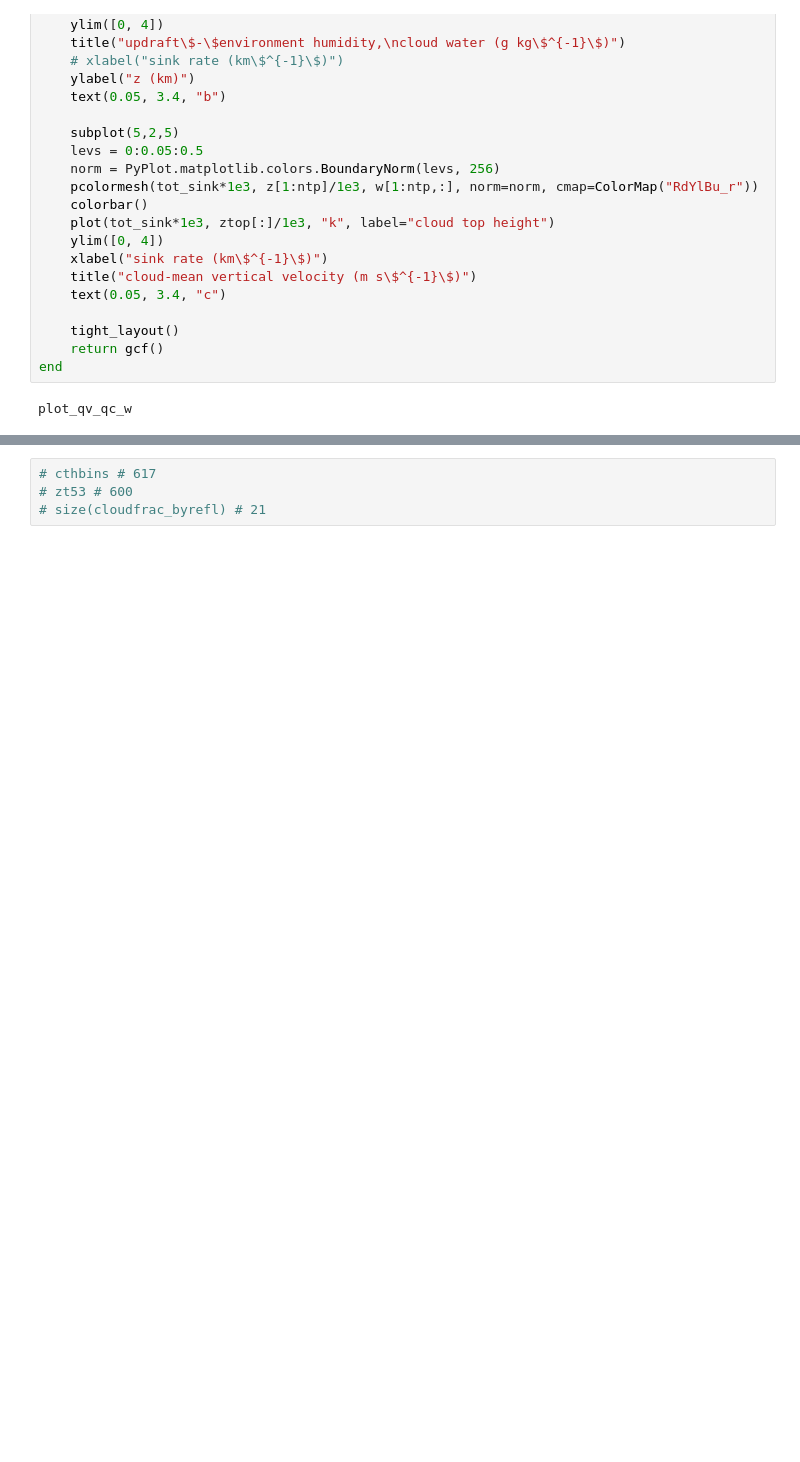
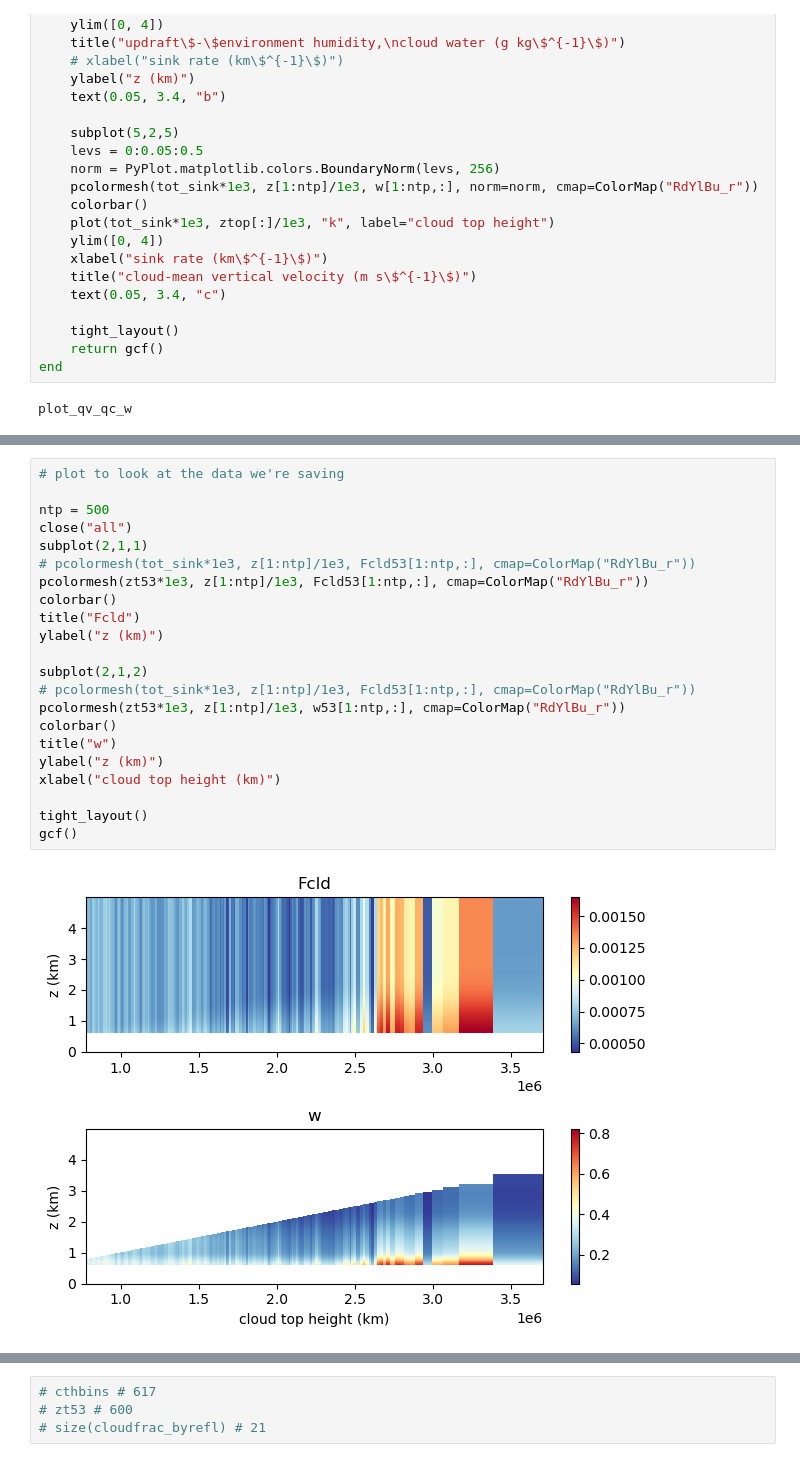
Before and after one commit to deszoeke/trade-cu-model, a Jupyter notebook: src/julia/flux-model-xp53.ipynb, the cells around one changed output, grey strips where cells are left out. Drawn from its saved outputs; the diff is of its cells as text; blank space fills up the shorter version.

```diff
--- a/src/julia/flux-model-xp53.ipynb
+++ b/src/julia/flux-model-xp53.ipynb
@@ -888,3 +888,27 @@ fmt = split("png eps pdf svg")
+# %%
+# plot to look at the data we're saving
+
+ntp = 500
+close("all")
+subplot(2,1,1)
+# pcolormesh(tot_sink*1e3, z[1:ntp]/1e3, Fcld53[1:ntp,:], cmap=ColorMap("RdYlBu_r"))
+pcolormesh(zt53*1e3, z[1:ntp]/1e3, Fcld53[1:ntp,:], cmap=ColorMap("RdYlBu_r"))
+colorbar()
+title("Fcld")
+ylabel("z (km)")
+
+subplot(2,1,2)
+# pcolormesh(tot_sink*1e3, z[1:ntp]/1e3, Fcld53[1:ntp,:], cmap=ColorMap("RdYlBu_r"))
+pcolormesh(zt53*1e3, z[1:ntp]/1e3, w53[1:ntp,:], cmap=ColorMap("RdYlBu_r"))
+colorbar()
+title("w")
+ylabel("z (km)")
+xlabel("cloud top height (km)")
+
+tight_layout()
+gcf()
+# %% [output]
+[figure, added]
 # %%
 # save data in tradeCu_clouds_flux_xp53.nc
 # It takes as long to save the data as it does to generate it.
```
Also changed, not shown: parts of 17 cells of this notebook, 1 other file.
